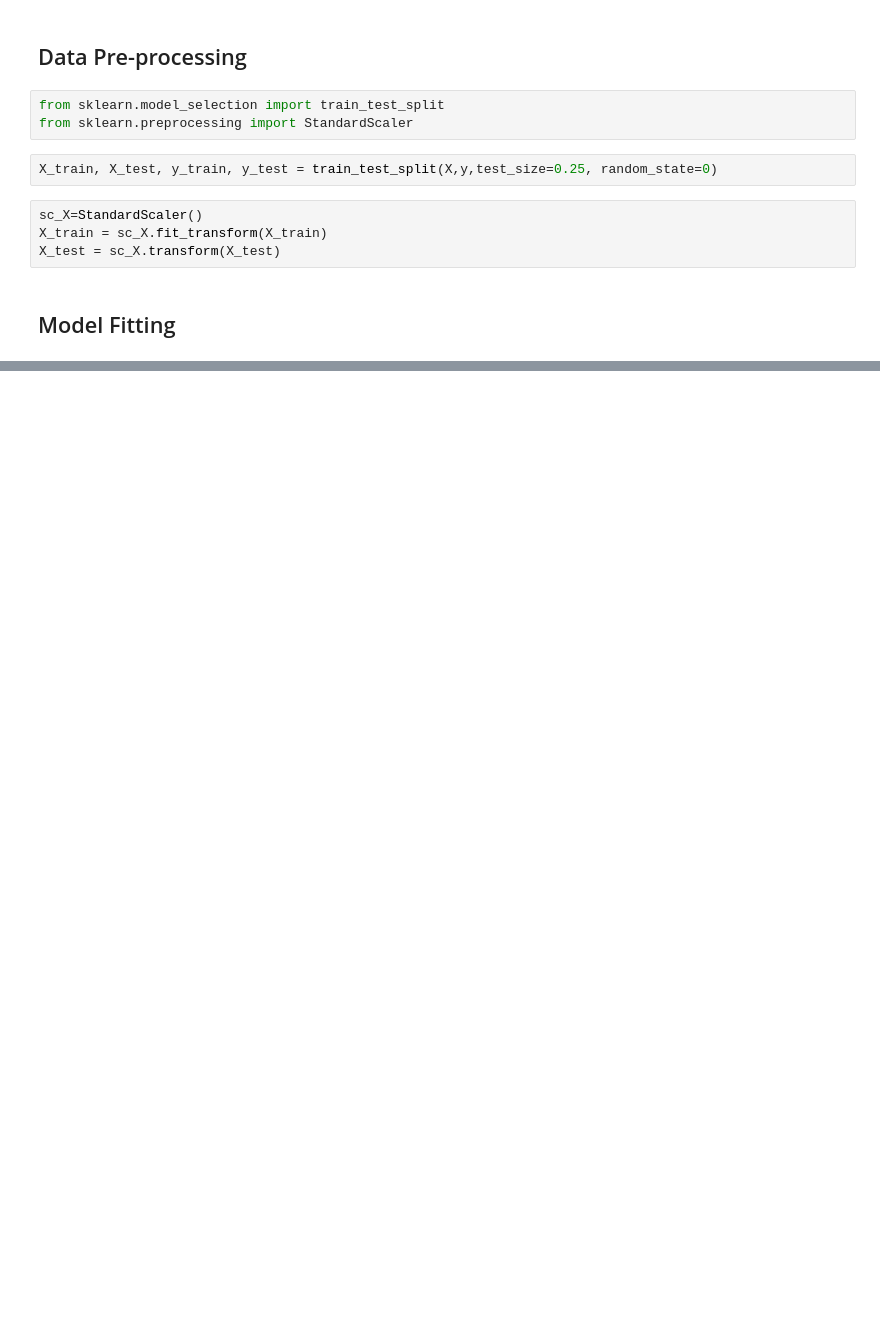
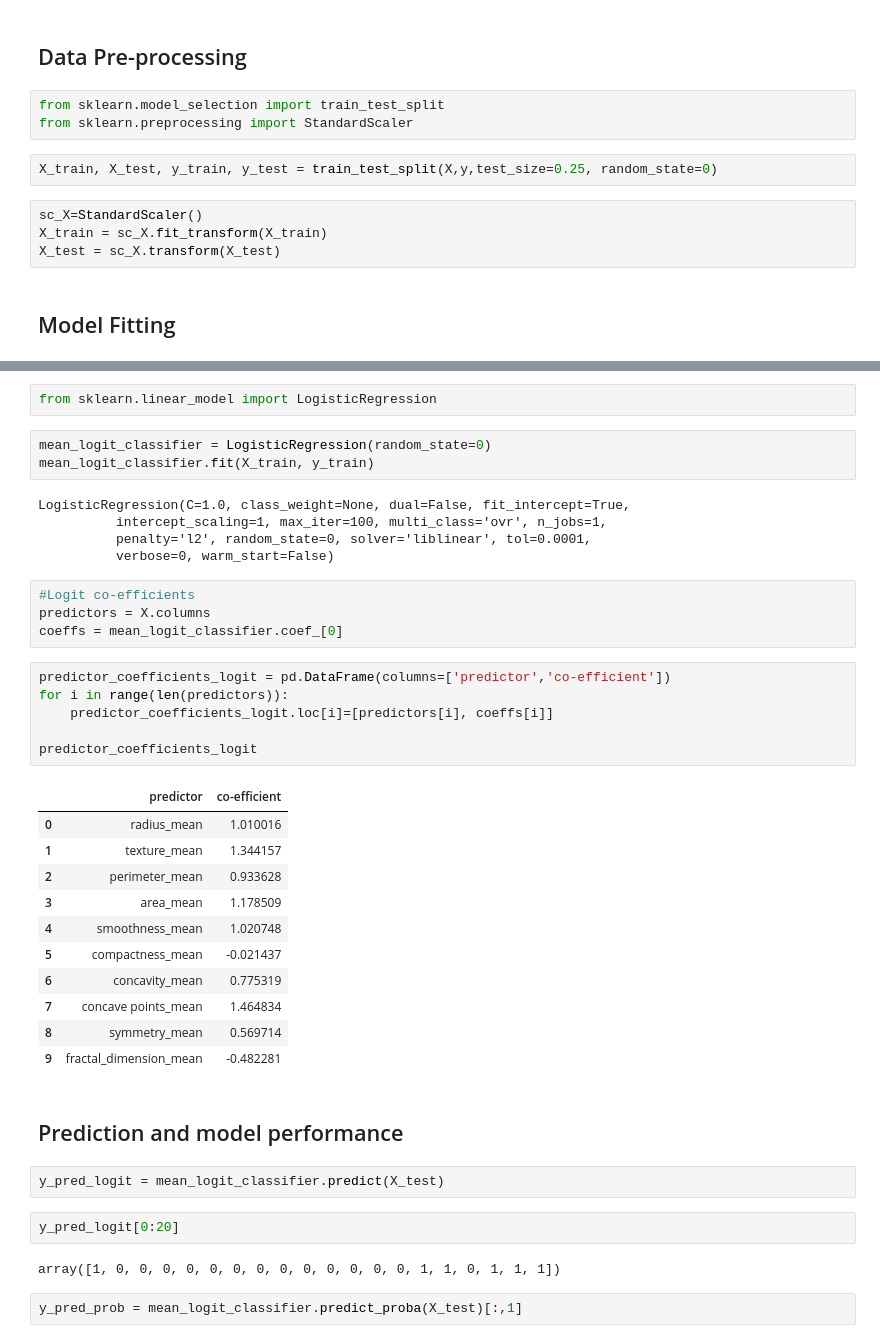
Before and after one commit to sarosam22/Machine-Learning-Python, a Jupyter notebook: Breast Cancer Wisonsin/breast-cancer-wisconsin.ipynb, the cells around one changed output, grey strips where cells are left out. Saved outputs shown, nothing was run; the diff lists cells and outputs as text; blank space fills up the shorter version.

```diff
--- a/Breast Cancer Wisonsin/breast-cancer-wisconsin.ipynb
+++ b/Breast Cancer Wisonsin/breast-cancer-wisconsin.ipynb
@@ -42,0 +103,42 @@ X_test = sc_X.transform(X_test)
+# %%
+from sklearn.linear_model import LogisticRegression
+# %%
+mean_logit_classifier = LogisticRegression(random_state=0)
+mean_logit_classifier.fit(X_train, y_train)
+# %% [output]
+LogisticRegression(C=1.0, class_weight=None, dual=False, fit_intercept=True,
+          intercept_scaling=1, max_iter=100, multi_class='ovr', n_jobs=1,
+          penalty='l2', random_state=0, solver='liblinear', tol=0.0001,
+          verbose=0, warm_start=False)
+# %%
+#Logit co-efficients
+predictors = X.columns
+coeffs = mean_logit_classifier.coef_[0]
+# %%
+predictor_coefficients_logit = pd.DataFrame(columns=['predictor','co-efficient'])
+for i in range(len(predictors)):
+    predictor_coefficients_logit.loc[i]=[predictors[i], coeffs[i]]
+
+predictor_coefficients_logit
+# %% [output]
+|  | predictor | co-efficient |
+| 0 | radius_mean | 1.010016 |
+| 1 | texture_mean | 1.344157 |
+| 2 | perimeter_mean | 0.933628 |
+| 3 | area_mean | 1.178509 |
+| 4 | smoothness_mean | 1.020748 |
+| 5 | compactness_mean | -0.021437 |
+| 6 | concavity_mean | 0.775319 |
+| 7 | concave points_mean | 1.464834 |
+| 8 | symmetry_mean | 0.569714 |
+| 9 | fractal_dimension_mean | -0.482281 |
+# %% [markdown]
+<h2>Prediction and model performance</h2>
+# %%
+y_pred_logit = mean_logit_classifier.predict(X_test)
+# %%
+y_pred_logit[0:20]
+# %% [output]
+array([1, 0, 0, 0, 0, 0, 0, 0, 0, 0, 0, 0, 0, 0, 1, 1, 0, 1, 1, 1])
+# %%
+y_pred_prob = mean_logit_classifier.predict_proba(X_test)[:,1]
```
Also changed, not shown: parts of 31 cells of this notebook.
